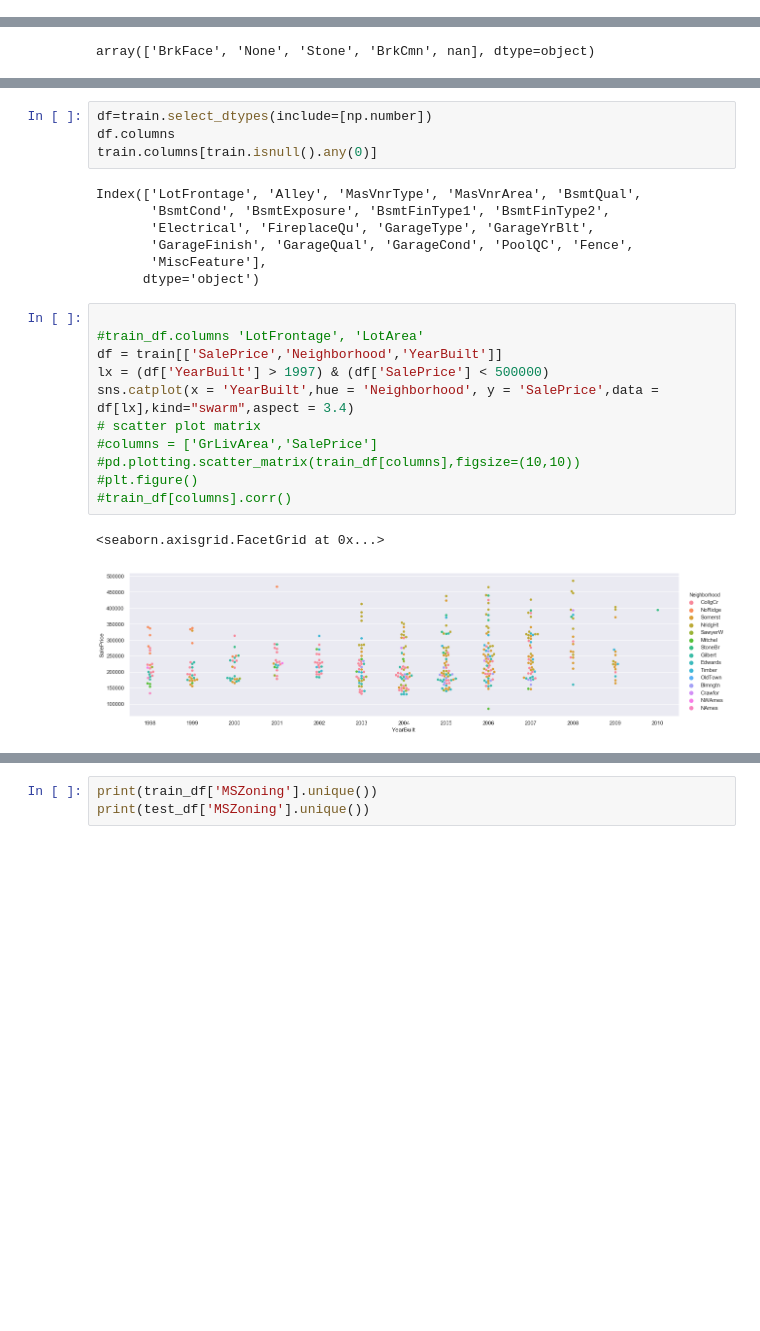
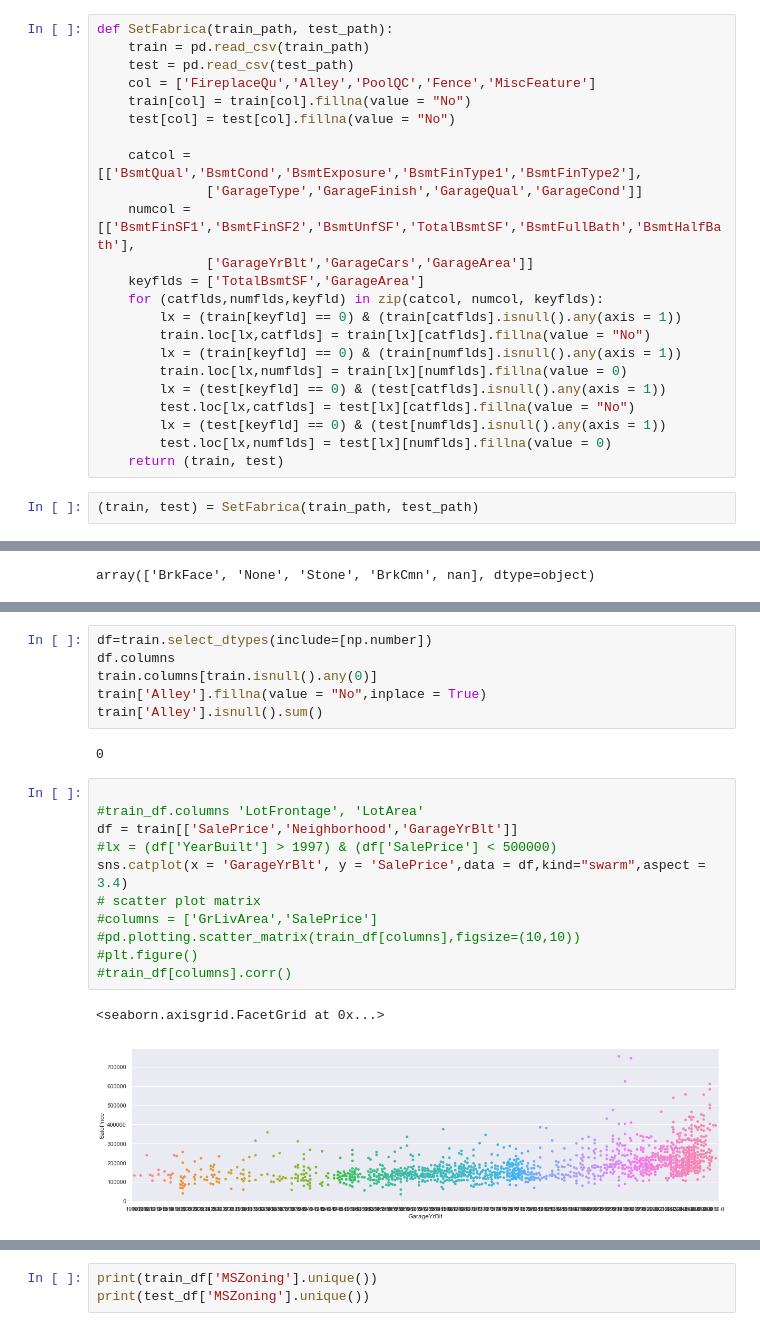
Before and after one commit to ePPilgrim/Python, a Jupyter notebook: ML/Kaggle/house_price/notebooks/preprocessing.ipynb, the cells around one changed output, grey strips where cells are left out. Saved outputs shown, nothing was run; the diff lists cells and outputs as text; blank space fills up the shorter version.

```diff
--- a/ML/Kaggle/house_price/notebooks/preprocessing.ipynb
+++ b/ML/Kaggle/house_price/notebooks/preprocessing.ipynb
@@ -15,3 +12,28 @@ sns.set()
+# %%
+def SetFabrica(train_path, test_path):
+    train = pd.read_csv(train_path)
+    test = pd.read_csv(test_path)
+    col = ['FireplaceQu','Alley','PoolQC','Fence','MiscFeature']
+    train[col] = train[col].fillna(value = "No")
+    test[col] = test[col].fillna(value = "No")
+
+    catcol = [['BsmtQual','BsmtCond','BsmtExposure','BsmtFinType1','BsmtFinType2'],
+              ['GarageType','GarageFinish','GarageQual','GarageCond']]
+    numcol = [['BsmtFinSF1','BsmtFinSF2','BsmtUnfSF','TotalBsmtSF','BsmtFullBath','BsmtHalfBath'],
+              ['GarageYrBlt','GarageCars','GarageArea']]
+    keyflds = ['TotalBsmtSF','GarageArea']
+    for (catflds,numflds,keyfld) in zip(catcol, numcol, keyflds):
+        lx = (train[keyfld] == 0) & (train[catflds].isnull().any(axis = 1))
+        train.loc[lx,catflds] = train[lx][catflds].fillna(value = "No")
+        lx = (train[keyfld] == 0) & (train[numflds].isnull().any(axis = 1))
+        train.loc[lx,numflds] = train[lx][numflds].fillna(value = 0)
+        lx = (test[keyfld] == 0) & (test[catflds].isnull().any(axis = 1))
+        test.loc[lx,catflds] = test[lx][catflds].fillna(value = "No")
+        lx = (test[keyfld] == 0) & (test[numflds].isnull().any(axis = 1))
+        test.loc[lx,numflds] = test[lx][numflds].fillna(value = 0)
+    return (train, test)
+# %%
+(train, test) = SetFabrica(train_path, test_path)
 # %%
 def ProccessOutliers(df):
 #'LotFrontage', 'LotArea', 'MasVnrArea', 'GrLivArea', 'GarageArea', 'PoolArea', 'SalePrice']
@@ -60,27 +82,24 @@ df[lx]
 df=train.select_dtypes(include=[np.number])
 df.columns
 train.columns[train.isnull().any(0)]
+train['Alley'].fillna(value = "No",inplace = True)
+train['Alley'].isnull().sum()
 # %% [output]
-Index(['LotFrontage', 'Alley', 'MasVnrType', 'MasVnrArea', 'BsmtQual',
-       'BsmtCond', 'BsmtExposure', 'BsmtFinType1', 'BsmtFinType2',
-       'Electrical', 'FireplaceQu', 'GarageType', 'GarageYrBlt',
-       'GarageFinish', 'GarageQual', 'GarageCond', 'PoolQC', 'Fence',
-       'MiscFeature'],
-      dtype='object')
+0
 # %%
 
 #train_df.columns 'LotFrontage', 'LotArea'
-df = train[['SalePrice','Neighborhood','YearBuilt']]
-lx = (df['YearBuilt'] > 1997) & (df['SalePrice'] < 500000)
-sns.catplot(x = 'YearBuilt',hue = 'Neighborhood', y = 'SalePrice',data = df[lx],kind="swarm",aspect = 3.4)
+df = train[['SalePrice','Neighborhood','GarageYrBlt']]
+#lx = (df['YearBuilt'] > 1997) & (df['SalePrice'] < 500000)
+sns.catplot(x = 'GarageYrBlt', y = 'SalePrice',data = df,kind="swarm",aspect = 3.4)
 # scatter plot matrix
 #columns = ['GrLivArea','SalePrice']
 #pd.plotting.scatter_matrix(train_df[columns],figsize=(10,10))
 #plt.figure()
 #train_df[columns].corr()
 # %% [output]
 <seaborn.axisgrid.FacetGrid at 0x...>
-[figure, old version]
+[figure, new version]
 # %%
 df = test.copy()
 df['SalePrice'] = 0.0
```
Also changed, not shown: parts of 4 cells of this notebook.
